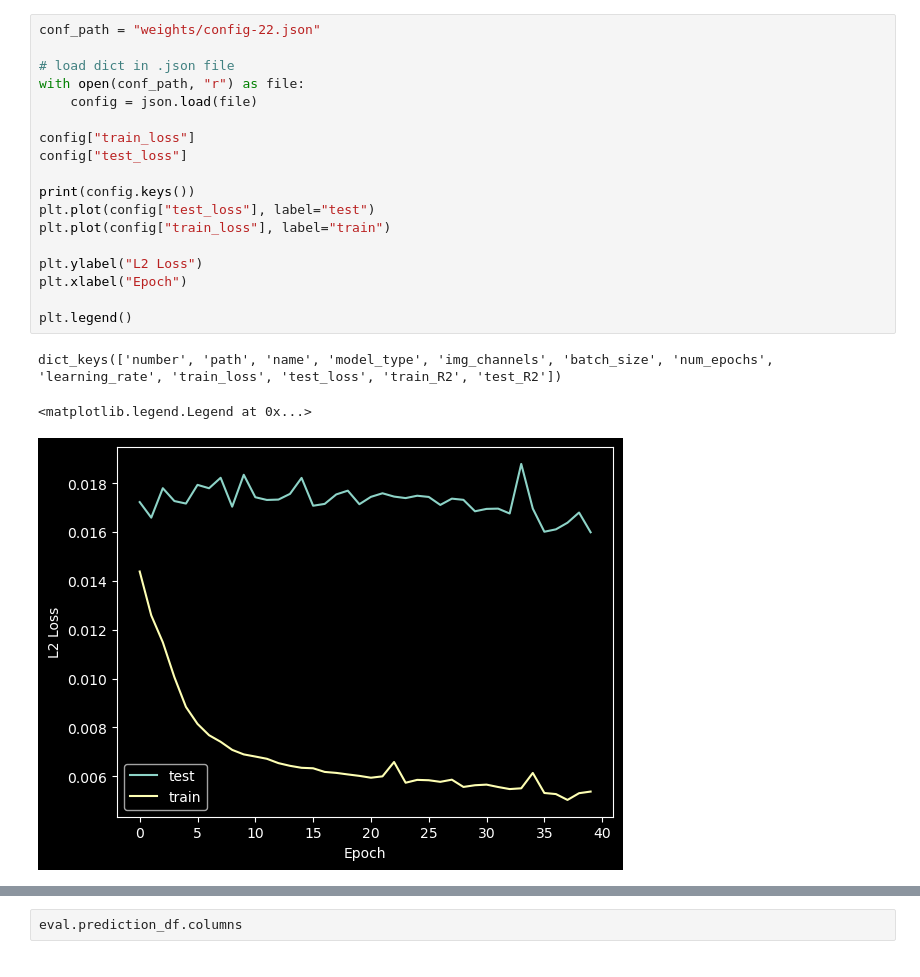
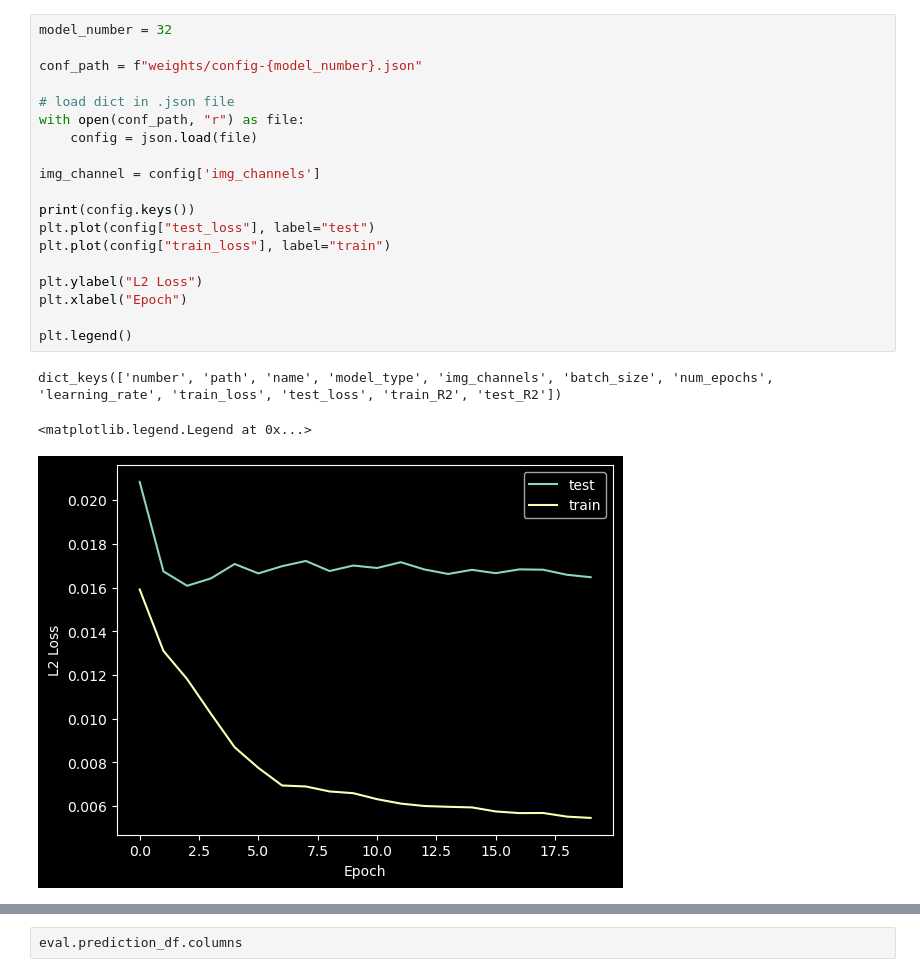
Before and after one commit to louisleger/cell-cycle, a Jupyter notebook: result_dycep.ipynb, the cells around one changed output, grey strips where cells are left out. Cells and saved outputs as stored; diff of their text form.

```diff
--- a/result_dycep.ipynb
+++ b/result_dycep.ipynb
@@ -96,22 +65,23 @@ Epoch 5/5
 # %%
-conf_path = "weights/config-22.json"
+model_number = 32
+
+conf_path = f"weights/config-{model_number}.json"
 
 # load dict in .json file
 with open(conf_path, "r") as file:
     config = json.load(file)
 
-config["train_loss"]
-config["test_loss"]
+img_channel = config['img_channels']
 
 print(config.keys())
 plt.plot(config["test_loss"], label="test")
 plt.plot(config["train_loss"], label="train")
 
 plt.ylabel("L2 Loss")
 plt.xlabel("Epoch")
 
 plt.legend()
 # %% [output]
 dict_keys(['number', 'path', 'name', 'model_type', 'img_channels', 'batch_size', 'num_epochs', 'learning_rate', 'train_loss', 'test_loss', 'train_R2', 'test_R2'])
 <matplotlib.legend.Legend at 0x...>
-[figure, old version]
+[figure, new version]
```
Also changed, not shown: parts of 12 cells of this notebook, 2 other files.
